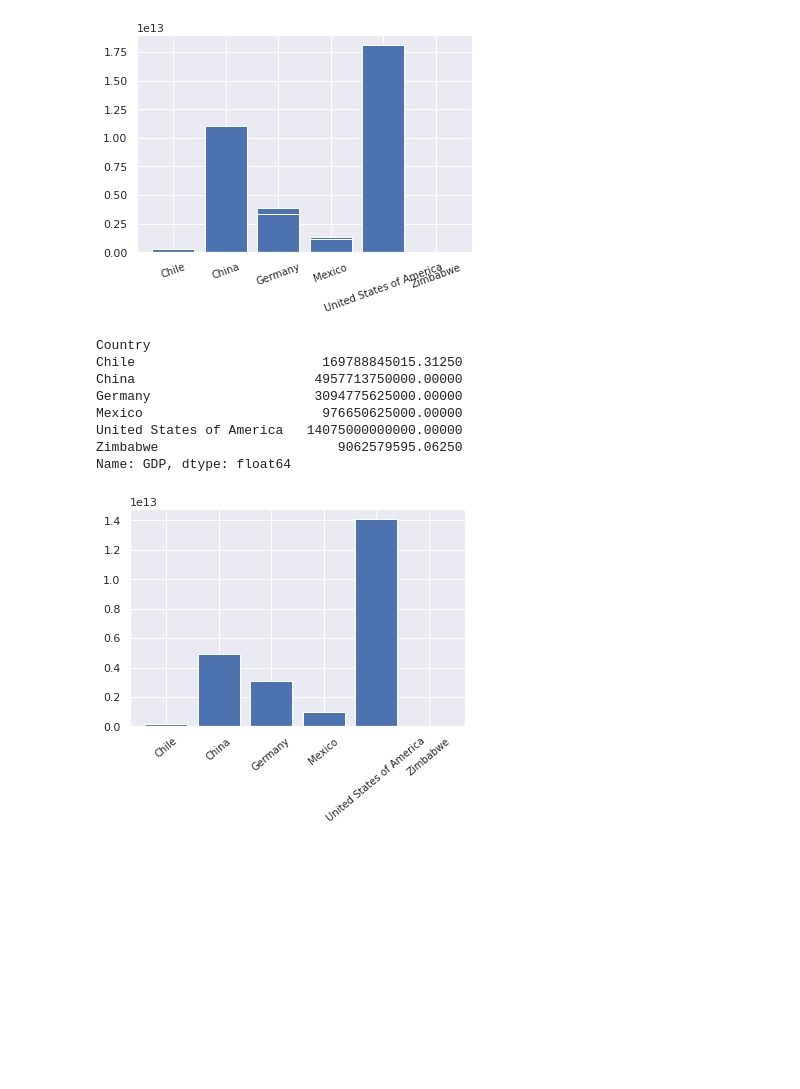
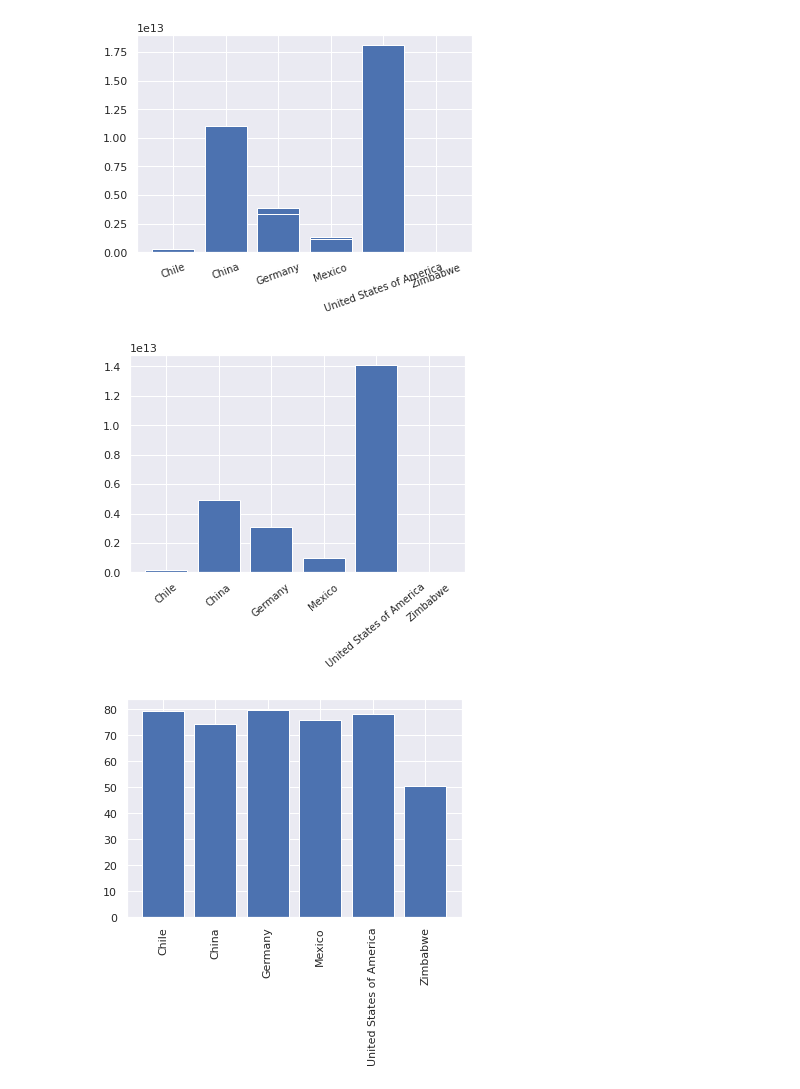
Before and after one commit to RhoGitHub754/Life-Expectancy-and-GDP, a Jupyter notebook: life_expectancy_gdp.ipynb, the cells around one changed output. Drawn from its saved outputs; the diff is of its cells as text; code cells hidden in the pictures; blank space fills up the shorter version.

```diff
--- a/life_expectancy_gdp.ipynb
+++ b/life_expectancy_gdp.ipynb
@@ -114,22 +115,20 @@ plt.show()
 # %% [output]
 [figure]
 # %%
-print(df.groupby('Country').GDP.mean())
+gdp_mean = df.groupby('Country').GDP.mean()
 
-country_mean = df.groupby('Country').GDP.mean()
-
-plt.bar(df.Country.unique(), country_mean)
+plt.bar(df.Country.unique(), gdp_mean)
 plt.xticks(rotation = (40), fontsize = 10)
 plt.show()
 # %% [output]
-Country
-Chile                        169788845015.31250
-China                       4957713750000.00000
-Germany                     3094775625000.00000
-Mexico                       976650625000.00000
-United States of America   14075000000000.00000
-Zimbabwe                       9062579595.06250
-Name: GDP, dtype: float64
 [figure]
+# %%
+le_mean = df.groupby('Country').LE.mean()
+
+plt.bar(df.Country.unique(), le_mean)
+plt.xticks(rotation = (90))
+plt.show()
+# %% [output]
+[figure, added]
 # %%
 plt.clf()
```
Also changed, not shown: parts of 13 cells of this notebook.
